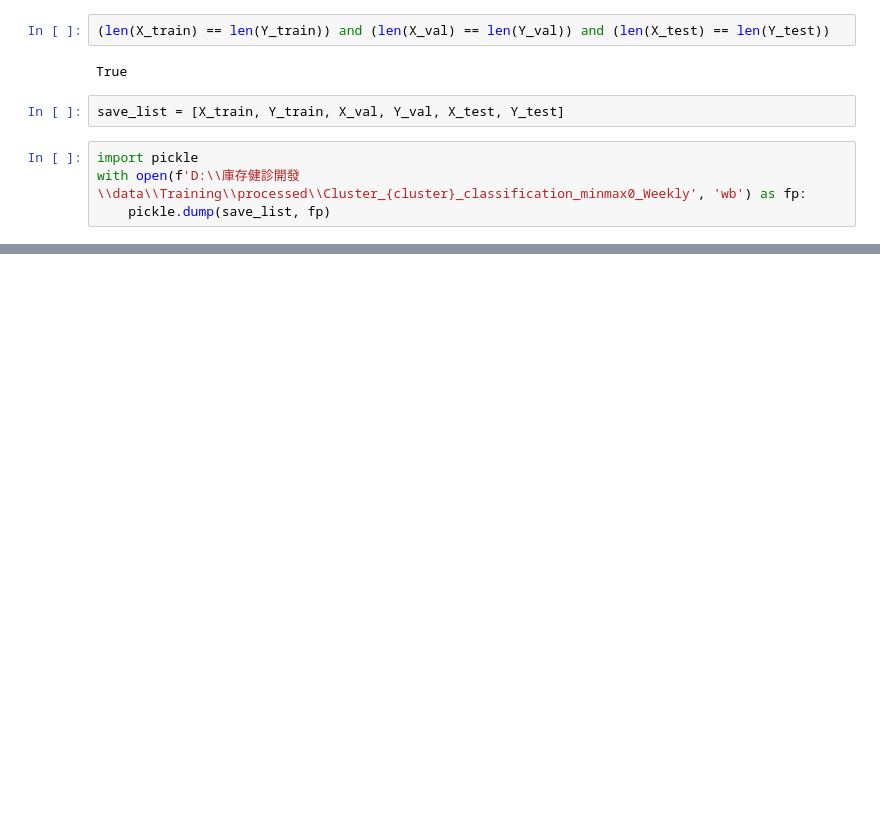
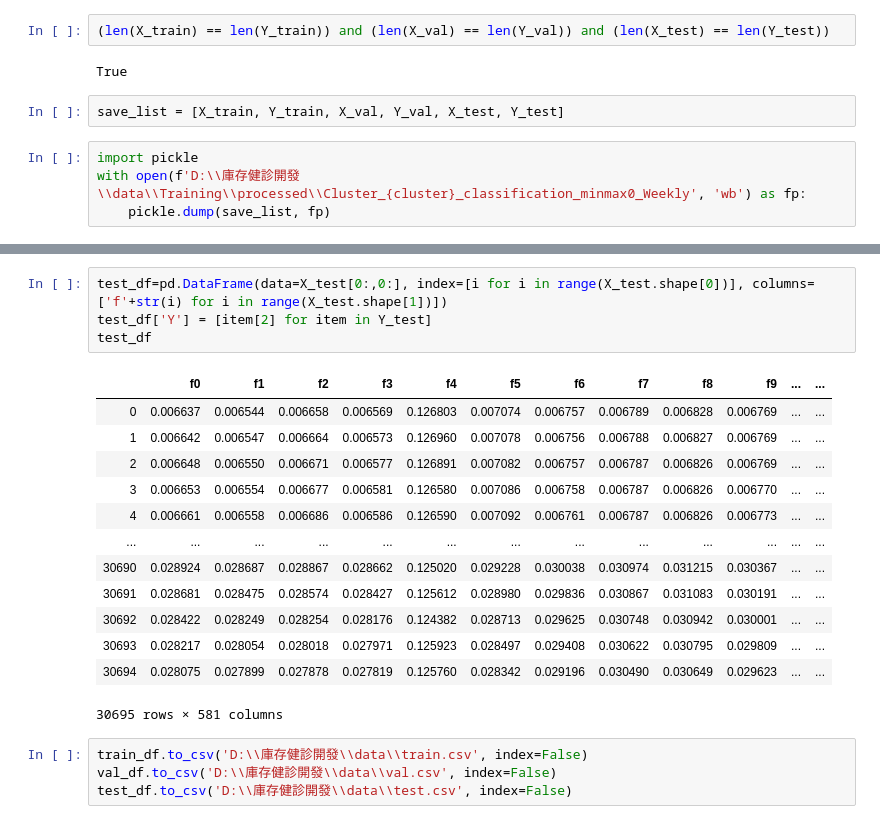
Before and after one commit to datateams0982/Inventory_Check, a Jupyter notebook: TrainingPrep/TrainingPreparation.ipynb, the cells around one changed output, grey strips where cells are left out. Cells and saved outputs as stored; diff of their text form; blank space fills up the shorter version.

```diff
--- a/TrainingPrep/TrainingPreparation.ipynb
+++ b/TrainingPrep/TrainingPreparation.ipynb
@@ -185,0 +225,22 @@ with open(f'D:\\庫存健診開發\\data\\Training\\processed\\Cluster_{cluster}
+# %%
+test_df=pd.DataFrame(data=X_test[0:,0:], index=[i for i in range(X_test.shape[0])], columns=['f'+str(i) for i in range(X_test.shape[1])])
+test_df['Y'] = [item[2] for item in Y_test]
+test_df
+# %% [output]
+|  | f0 | f1 | f2 | f3 | f4 | f5 | f6 | f7 | f8 | f9 | ... | ... |
+| 0 | 0.006637 | 0.006544 | 0.006658 | 0.006569 | 0.126803 | 0.007074 | 0.006757 | 0.006789 | 0.006828 | 0.006769 | ... | ... |
+| 1 | 0.006642 | 0.006547 | 0.006664 | 0.006573 | 0.126960 | 0.007078 | 0.006756 | 0.006788 | 0.006827 | 0.006769 | ... | ... |
+| 2 | 0.006648 | 0.006550 | 0.006671 | 0.006577 | 0.126891 | 0.007082 | 0.006757 | 0.006787 | 0.006826 | 0.006769 | ... | ... |
+| 3 | 0.006653 | 0.006554 | 0.006677 | 0.006581 | 0.126580 | 0.007086 | 0.006758 | 0.006787 | 0.006826 | 0.006770 | ... | ... |
+| 4 | 0.006661 | 0.006558 | 0.006686 | 0.006586 | 0.126590 | 0.007092 | 0.006761 | 0.006787 | 0.006826 | 0.006773 | ... | ... |
+| ... | ... | ... | ... | ... | ... | ... | ... | ... | ... | ... | ... | ... |
+| 30690 | 0.028924 | 0.028687 | 0.028867 | 0.028662 | 0.125020 | 0.029228 | 0.030038 | 0.030974 | 0.031215 | 0.030367 | ... | ... |
+| 30691 | 0.028681 | 0.028475 | 0.028574 | 0.028427 | 0.125612 | 0.028980 | 0.029836 | 0.030867 | 0.031083 | 0.030191 | ... | ... |
+| 30692 | 0.028422 | 0.028249 | 0.028254 | 0.028176 | 0.124382 | 0.028713 | 0.029625 | 0.030748 | 0.030942 | 0.030001 | ... | ... |
+| 30693 | 0.028217 | 0.028054 | 0.028018 | 0.027971 | 0.125923 | 0.028497 | 0.029408 | 0.030622 | 0.030795 | 0.029809 | ... | ... |
+| 30694 | 0.028075 | 0.027899 | 0.027878 | 0.027819 | 0.125760 | 0.028342 | 0.029196 | 0.030490 | 0.030649 | 0.029623 | ... | ... |
+30695 rows × 581 columns
+# %%
+train_df.to_csv('D:\\庫存健診開發\\data\\train.csv', index=False)
+val_df.to_csv('D:\\庫存健診開發\\data\\val.csv', index=False)
+test_df.to_csv('D:\\庫存健診開發\\data\\test.csv', index=False)
```
Also changed, not shown: parts of 10 cells of this notebook, 7 other files.
